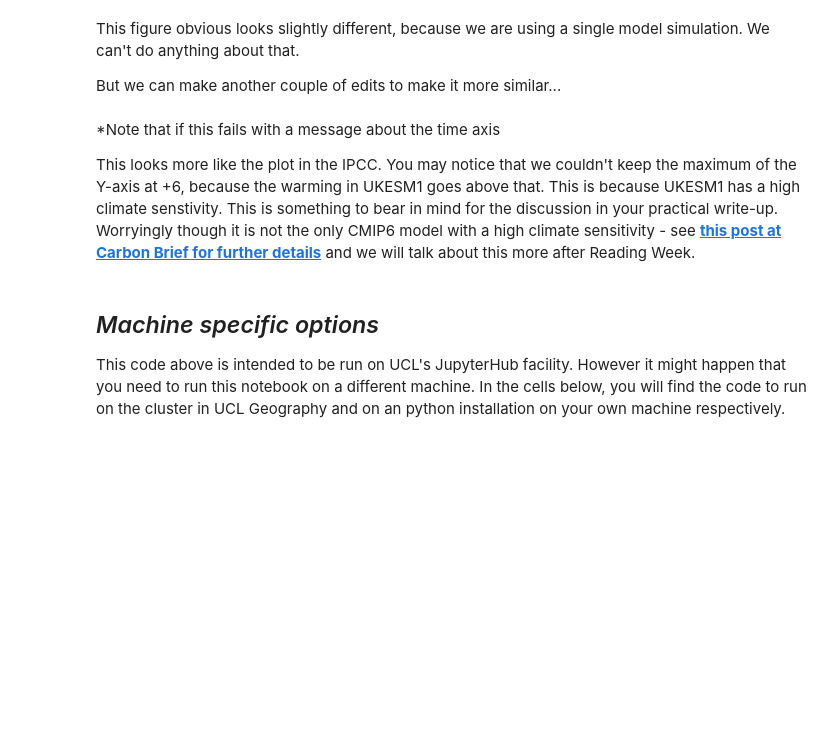
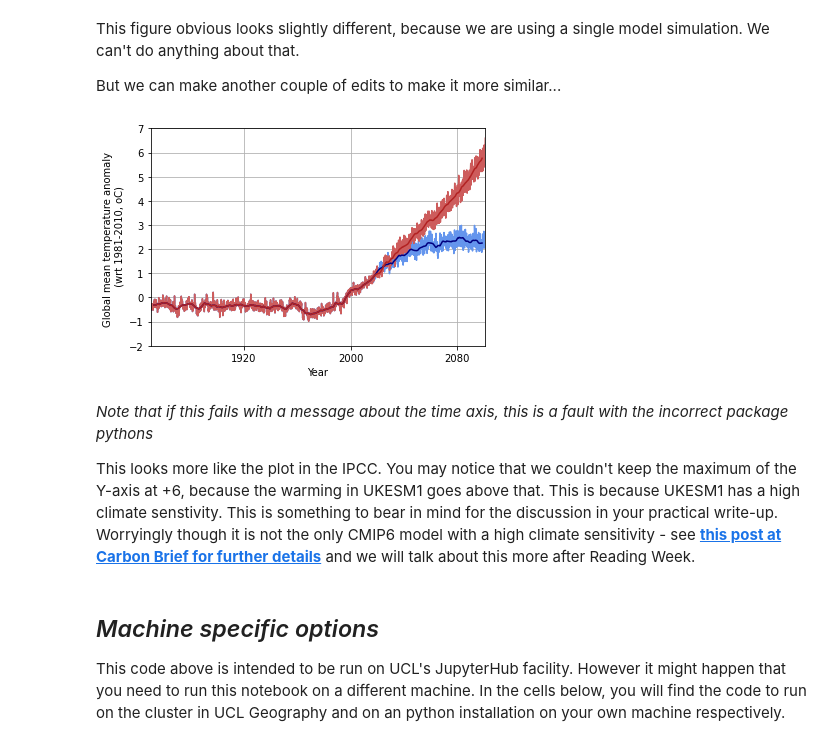
Before and after one commit to chrisbrierley/geog0121, a Jupyter notebook: practicals/UKESM1_in_Python/future_climate_practical.ipynb, the cells around one changed output. Drawn from its saved outputs; the diff is of its cells as text; code cells hidden in the pictures; blank space fills up the shorter version.

```diff
--- a/practicals/UKESM1_in_Python/future_climate_practical.ipynb
+++ b/practicals/UKESM1_in_Python/future_climate_practical.ipynb
@@ -116,31 +142,33 @@ But we can make another couple of edits to make it more similar...
 # %%
 # Take the annual means, to remove some internal variability
 GMT_126=ssp126.ipcc_GLOBAL_all_tas #choose just the global mean timeseries
 GMT_126_smoothed=GMT_126.rolling(time=60,center=True).mean() #take the 5-year running mean (i.e. rolling over 60 months)
 GMT_126_annual=GMT_126.rolling(time=12,center=True).mean() #take the mean of it for each year
-GMT_585=ssp585.ipcc_GLOBAL_all_tas
-GMT_585_smoothed=GMT_585.rolling(time=60,center=True).mean()
+GMT_370=ssp370.ipcc_GLOBAL_all_tas
+GMT_370_smoothed=GMT_370.rolling(time=60,center=True).mean()
 
 # Make the plot itself
-fig=GMT_585.plot(color='indianred')
 fig=GMT_126.plot(color='cornflowerblue')
+fig=GMT_370.plot(color='indianred')
 fig=GMT_126_smoothed.plot(color='navy') #by default the first line is blue
-fig=GMT_585_smoothed.plot(color='firebrick') #by default the second line is orange
+fig=GMT_370_smoothed.plot(color='firebrick') #by default the second line is orange
 
 # relabel the y axis
 plt.ylabel('Global mean temperature anomaly \n (wrt 1981-2010, oC)') #The \n character indicates a new line
 # relabel the x axis
 plt.xlabel('Year')
 
 #Constraining the horizontal axis is more awkward
 start_date=cftime.Datetime360Day(1850,1,1,0,0,0)
 end_date=cftime.Datetime360Day(2100,12,30,0,0,0)
 # alter the limits of the axes
 plt.axis([start_date,end_date, -2, 7]) #[xmin, xmax, ymin, ymax]; Note that the years are strings
 # add a grid in the background
 plt.grid(True)
+# %% [output]
+[figure, added]
 # %% [markdown]
-*Note that if this fails with a message about the time axis
+*Note that if this fails with a message about the time axis, this is a fault with the incorrect package pythons*
 
 This looks more like the plot in the IPCC. You may notice that we couldn't keep the maximum of the Y-axis at +6, because the warming in UKESM1 goes above that. This is because UKESM1 has a high climate senstivity. This is something to bear in mind for the discussion in your practical write-up. Worryingly though it is not the only CMIP6 model with a high climate sensitivity - see __[this post at Carbon Brief for further details](https://www.carbonbrief.org/cmip6-the-next-generation-of-climate-models-explained)__ and we will talk about this more after Reading Week.
 # %% [markdown]
```
Also changed, not shown: parts of 9 cells of this notebook, 13 other files.
